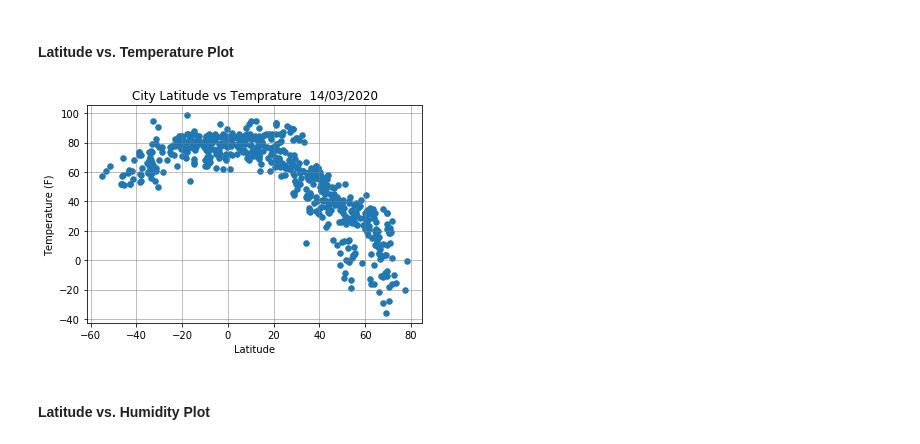
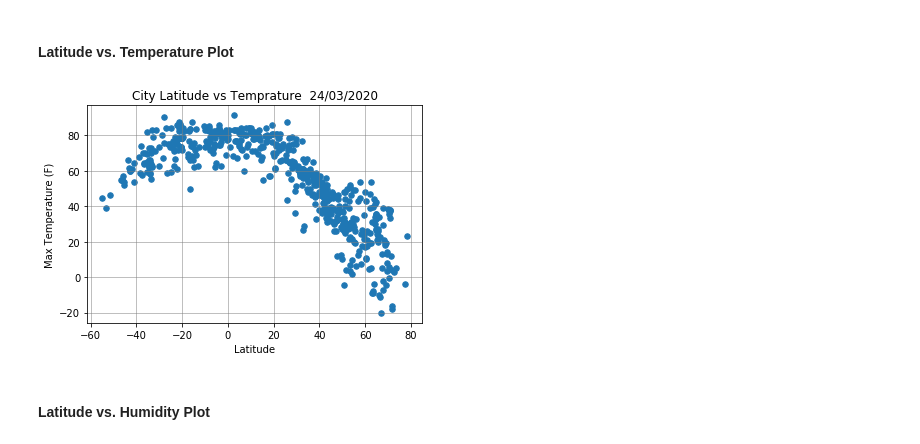
Before and after one commit to maddieIZ/API_challenge, a Jupyter notebook: WeatherPy.ipynb, the cells around one changed output. Saved outputs shown, nothing was run; the diff lists cells and outputs as text; code cells hidden in the pictures.

```diff
--- a/WeatherPy.ipynb
+++ b/WeatherPy.ipynb
@@ -137,3 +127,15 @@ city_list.to_csv(r'~/Desktop/RiceData/Homework/python-api-challenge/Instructions
+# %%
+df_citites=pd.DataFrame({"city" : namecity,
+                         "cloud" : cloud,
+                         "country" : country,
+                         "date": date,
+                         "humidity":humidity ,
+                         "lat":lat ,
+                         "lng":lng ,
+                         "maxtemp":maxtemp ,
+                         "windspeed":windspeed ,
+                        })
+df_citites.to_csv(r'C:\Users\mansoureh.izadi\Desktop\New folder\CityWethear.csv', index = False)
 # %% [markdown]
 ### Plotting the Data
 * Use proper labeling of the plots using plot titles (including date of analysis) and axes labels.
@@ -141,19 +143,16 @@ city_list.to_csv(r'~/Desktop/RiceData/Homework/python-api-challenge/Instructions
 # %% [markdown]
 #### Latitude vs. Temperature Plot
 # %%
-# create Lat vs. Temp correlation scatter plot
-today_dt = time.strftime("%d/%m/%Y")
-title = "City Latitude vs Temprature" + "  "+ today_dt
-temp_plot = city_list.plot.scatter(x='Lat',
-                      y='Max Temp',s=30,title=title)
-temp_plot.set_ylabel("Temperature (F)")
-temp_plot.set_xlabel("Latitude")
-temp_plot.grid(which='major', linestyle='-', linewidth='0.5', color='gray')
 
-# output to png
-plt.savefig('output_data/lat_temp.png')
+title = "City Latitude vs Temprature" + "  "+ todaysdate
+ax = df_citites.plot.scatter(x='lat',
+                      y='maxtemp',s=30,title=title)
+ax.set_ylabel("Max Temperature (F)")
+ax.set_xlabel("Latitude")
+
+ax.grid(which='major', linestyle='-', linewidth='0.5', color='gray')
 # %% [output]
-[figure, old version]
+[figure, new version]
 # %% [markdown]
 #### Latitude vs. Humidity Plot
 # %%
```
Also changed, not shown: parts of 29 cells of this notebook, 16 other files.
